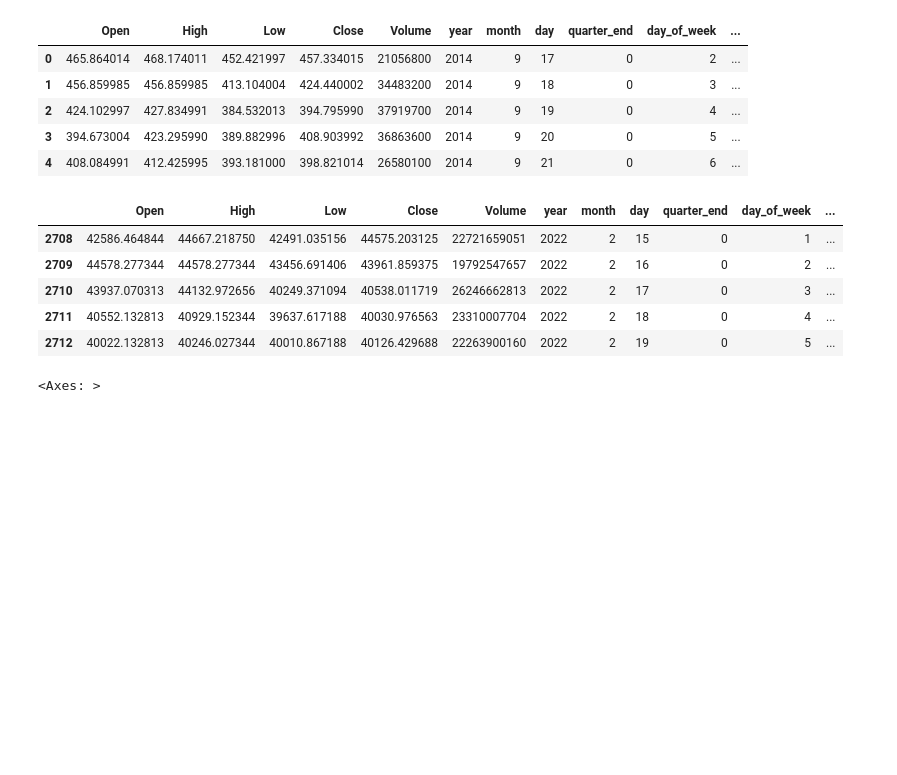
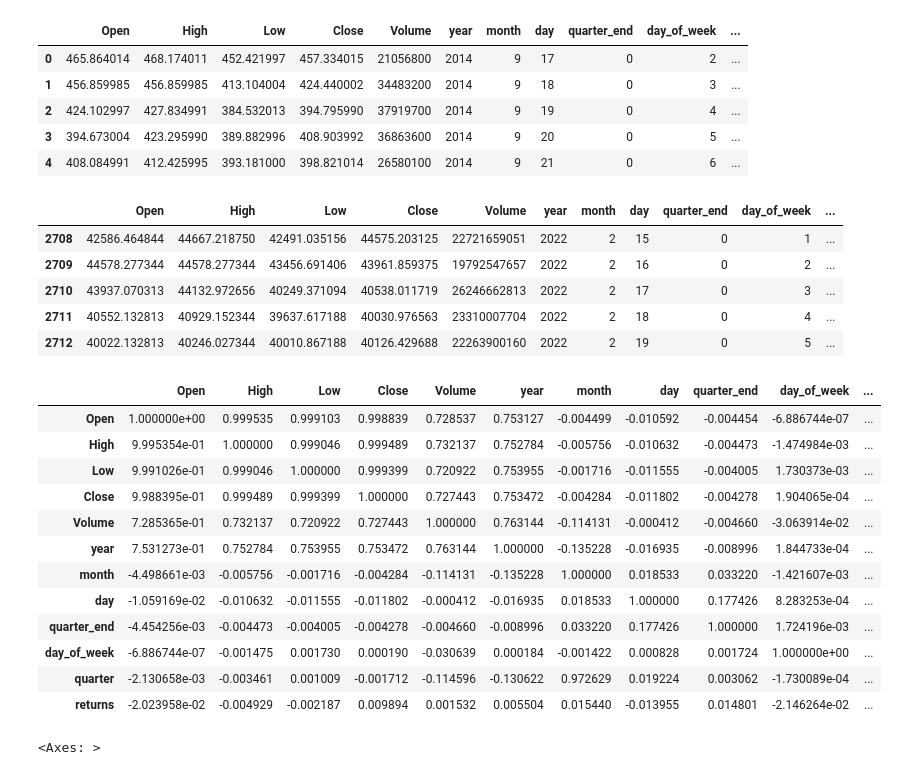
Before and after one commit to saaaaaaaaaaaaaad56/bitcoin-price-prediction, a Jupyter notebook: code.ipynb, the cells around one changed output. Drawn from its saved outputs; the diff is of its cells as text; code cells hidden in the pictures; blank space fills up the shorter version.

```diff
--- a/code.ipynb
+++ b/code.ipynb
@@ -352,6 +352,22 @@ df.tail()
 | 2710 | 43937.070313 | 44132.972656 | 40249.371094 | 40538.011719 | 26246662813 | 2022 | 2 | 17 | 0 | 3 | ... |
 | 2711 | 40552.132813 | 40929.152344 | 39637.617188 | 40030.976563 | 23310007704 | 2022 | 2 | 18 | 0 | 4 | ... |
 | 2712 | 40022.132813 | 40246.027344 | 40010.867188 | 40126.429688 | 22263900160 | 2022 | 2 | 19 | 0 | 5 | ... |
+# %%
+df.corr()
+# %% [output]
+|  | Open | High | Low | Close | Volume | year | month | day | quarter_end | day_of_week | ... |
+| Open | 1.000000e+00 | 0.999535 | 0.999103 | 0.998839 | 0.728537 | 0.753127 | -0.004499 | -0.010592 | -0.004454 | -6.886744e-07 | ... |
+| High | 9.995354e-01 | 1.000000 | 0.999046 | 0.999489 | 0.732137 | 0.752784 | -0.005756 | -0.010632 | -0.004473 | -1.474984e-03 | ... |
+| Low | 9.991026e-01 | 0.999046 | 1.000000 | 0.999399 | 0.720922 | 0.753955 | -0.001716 | -0.011555 | -0.004005 | 1.730373e-03 | ... |
+| Close | 9.988395e-01 | 0.999489 | 0.999399 | 1.000000 | 0.727443 | 0.753472 | -0.004284 | -0.011802 | -0.004278 | 1.904065e-04 | ... |
+| Volume | 7.285365e-01 | 0.732137 | 0.720922 | 0.727443 | 1.000000 | 0.763144 | -0.114131 | -0.000412 | -0.004660 | -3.063914e-02 | ... |
+| year | 7.531273e-01 | 0.752784 | 0.753955 | 0.753472 | 0.763144 | 1.000000 | -0.135228 | -0.016935 | -0.008996 | 1.844733e-04 | ... |
+| month | -4.498661e-03 | -0.005756 | -0.001716 | -0.004284 | -0.114131 | -0.135228 | 1.000000 | 0.018533 | 0.033220 | -1.421607e-03 | ... |
+| day | -1.059169e-02 | -0.010632 | -0.011555 | -0.011802 | -0.000412 | -0.016935 | 0.018533 | 1.000000 | 0.177426 | 8.283253e-04 | ... |
+| quarter_end | -4.454256e-03 | -0.004473 | -0.004005 | -0.004278 | -0.004660 | -0.008996 | 0.033220 | 0.177426 | 1.000000 | 1.724196e-03 | ... |
+| day_of_week | -6.886744e-07 | -0.001475 | 0.001730 | 0.000190 | -0.030639 | 0.000184 | -0.001422 | 0.000828 | 0.001724 | 1.000000e+00 | ... |
+| quarter | -2.130658e-03 | -0.003461 | 0.001009 | -0.001712 | -0.114596 | -0.130622 | 0.972629 | 0.019224 | 0.003062 | -1.730089e-04 | ... |
+| returns | -2.023958e-02 | -0.004929 | -0.002187 | 0.009894 | 0.001532 | 0.005504 | 0.015440 | -0.013955 | 0.014801 | -2.146264e-02 | ... |
 # %%
 sns.heatmap(df.corr(),  cmap='rainbow')
 # %% [output]
```
Also changed, not shown: parts of 11 cells of this notebook.
